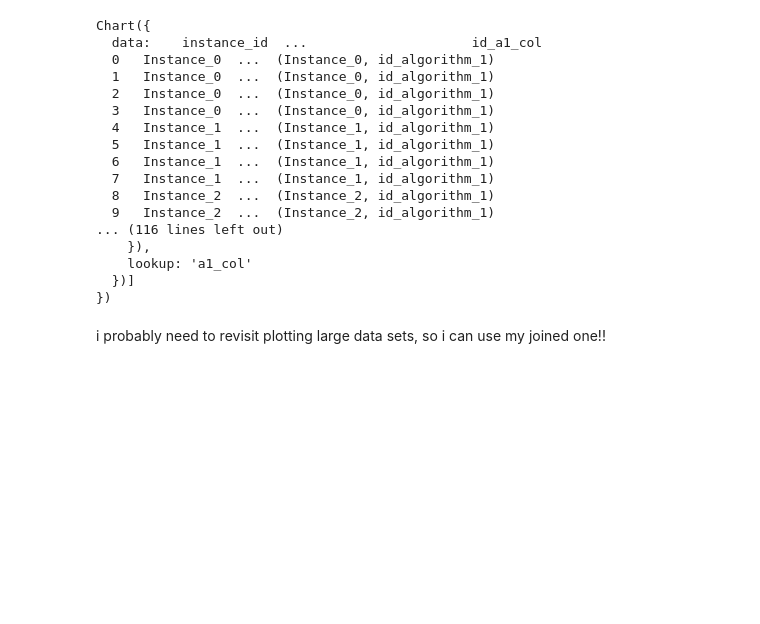
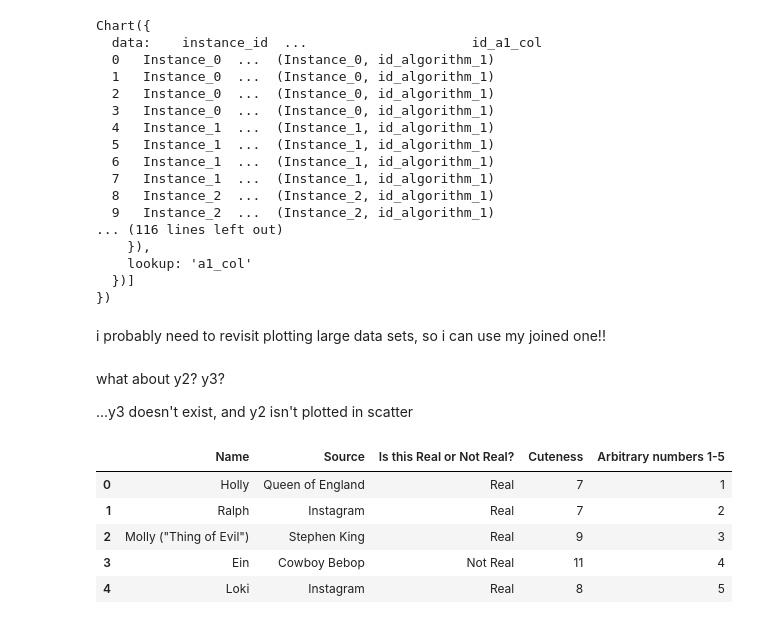
Before and after one commit to chawlaKat/Notebook-Noodlings, a Jupyter notebook: Get_Scattered_Fancy.ipynb, the cells around one changed output. Saved outputs shown, nothing was run; the diff lists cells and outputs as text; code cells hidden in the pictures; blank space fills up the shorter version.

Commit message:
scatter_fancy: test y2

```diff
--- a/Get_Scattered_Fancy.ipynb
+++ b/Get_Scattered_Fancy.ipynb
@@ -1534,3 +1543,16 @@ Chart({
 })
 # %% [markdown]
 i probably need to revisit plotting large data sets, so i can use my joined one!!
+# %% [markdown]
+what about y2? y3?
+
+...y3 doesn't exist, and y2 isn't plotted in scatter
+# %%
+corgis.head()
+# %% [output]
+|  | Name | Source | Is this Real or Not Real? | Cuteness | Arbitrary numbers 1-5 |
+| 0 | Holly | Queen of England | Real | 7 | 1 |
+| 1 | Ralph | Instagram | Real | 7 | 2 |
+| 2 | Molly ("Thing of Evil") | Stephen King | Real | 9 | 3 |
+| 3 | Ein | Cowboy Bebop | Not Real | 11 | 4 |
+| 4 | Loki | Instagram | Real | 8 | 5 |
```
Also changed, not shown: parts of 5 cells of this notebook.
